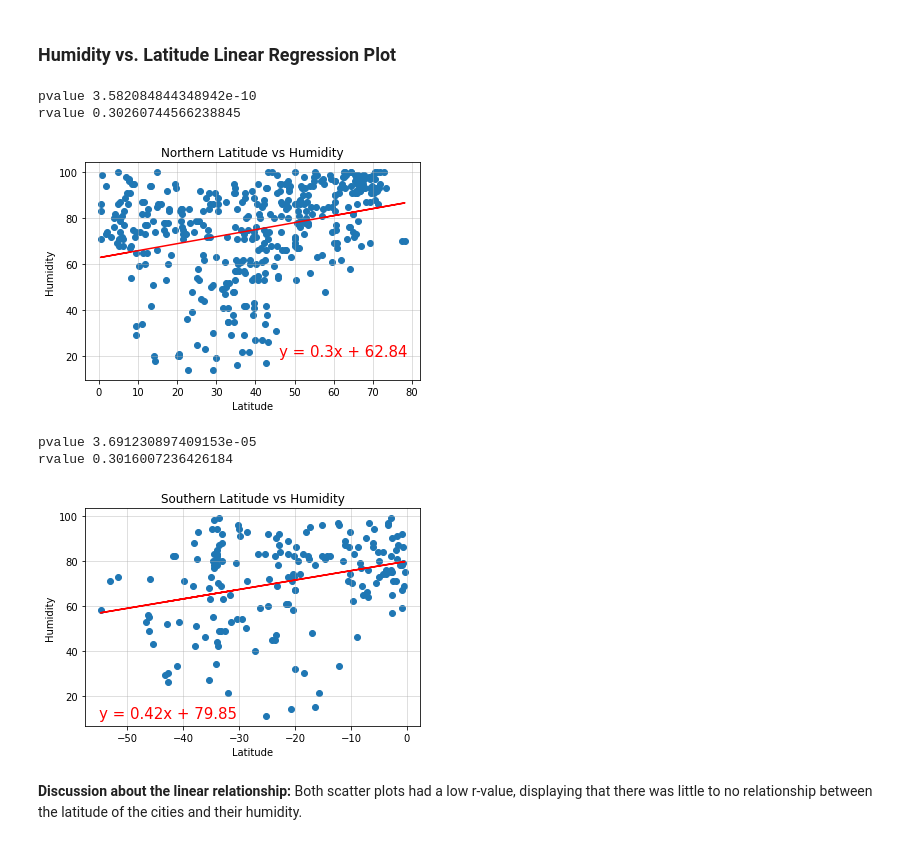
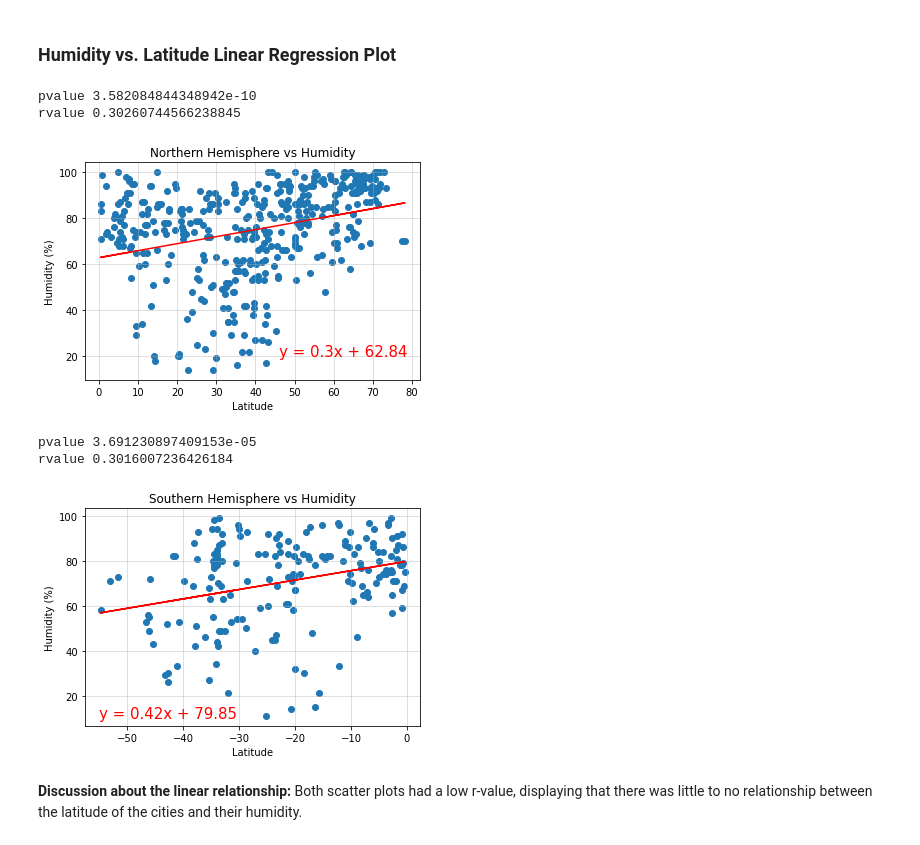
Before and after one commit to isabellajade/python-api-challenge, a Jupyter notebook: WeatherPy/WeatherPy.ipynb, the cells around one changed output. Cells and saved outputs as stored; diff of their text form; code cells hidden in the pictures.

```diff
--- a/WeatherPy/WeatherPy.ipynb
+++ b/WeatherPy/WeatherPy.ipynb
@@ -344,22 +344,22 @@ when compared to the city's latitude. In the northern hemisphere there was a neg
 ### Humidity vs. Latitude Linear Regression Plot
 # %%
 # Northern Hemisphere
-linearRegression(northern_hemi_df["Lat"], northern_hemi_df["Humidity"], (46, 20), "Northern Latitude vs Humidity",
-                 'Latitude', 'Humidity'
+linearRegression(northern_hemi_df["Lat"], northern_hemi_df["Humidity"], (46, 20), "Northern Hemisphere vs Humidity",
+                 'Latitude', 'Humidity (%)'
 )
 # %% [output]
 pvalue 3.582084844348942e-10
 rvalue 0.30260744566238845
-[figure, old version]
+[figure, new version]
 # %%
 # Southern Hemisphere
-linearRegression(southern_hemi_df["Lat"], southern_hemi_df["Humidity"], (-55, 10), "Southern Latitude vs Humidity",
-                 'Latitude', 'Humidity'
+linearRegression(southern_hemi_df["Lat"], southern_hemi_df["Humidity"], (-55, 10), "Southern Hemisphere vs Humidity",
+                 'Latitude', 'Humidity (%)'
 )
 # %% [output]
 pvalue 3.691230897409153e-05
 rvalue 0.3016007236426184
-[figure, old version]
+[figure, new version]
 # %% [markdown]
 **Discussion about the linear relationship:** Both scatter plots had a low r-value, displaying that there was little to no relationship between the latitude of the cities and their humidity.
 # %% [markdown]
```
Also changed, not shown: parts of 6 cells of this notebook, 9 other files.
